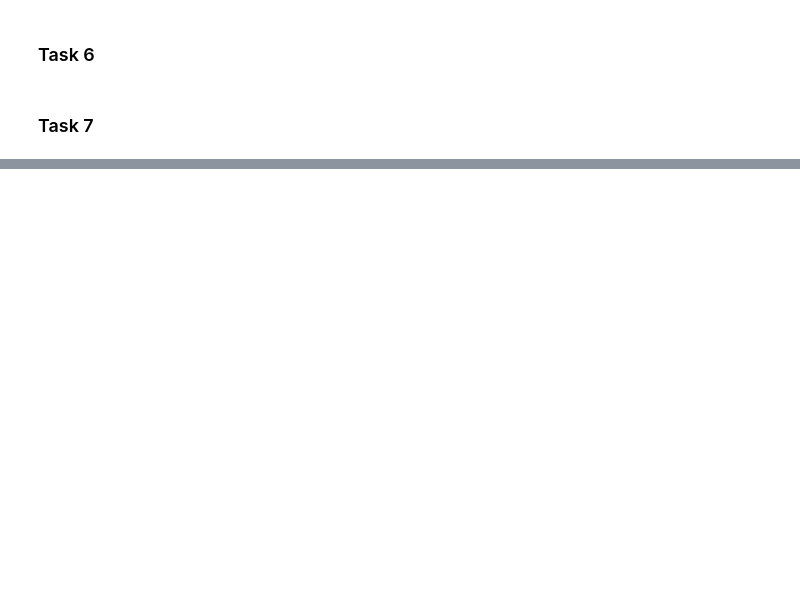
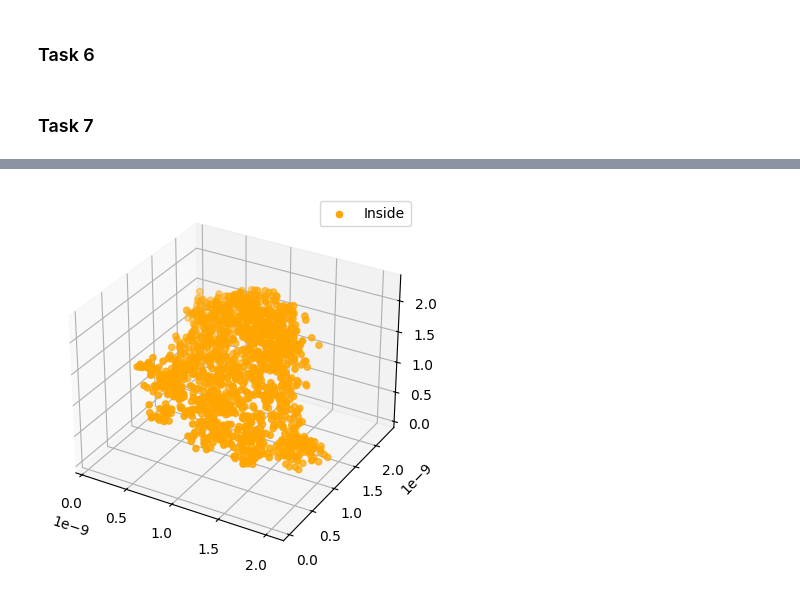
Before and after one commit to markushjelland/Project-3, a Jupyter notebook: Project 3.ipynb, the cells around one changed output, grey strips where cells are left out. Saved outputs shown, nothing was run; the diff lists cells and outputs as text; code cells hidden in the pictures; blank space fills up the shorter version.

```diff
--- a/Project 3.ipynb
+++ b/Project 3.ipynb
@@ -130,0 +119,19 @@ for i in range(10):
+# %%
+'''
+I begin by creating an empty list of atoms. I then proceed to go through each line in the 'dna-coords.txt' file, splitting the data into 4 parts.
+The element letter and the three coordinates. First I define the center by the three coordinates. Then i use the 'find_radius' function and the
+element indication letter to determine the radius of the atom. All the atoms is then added to the list of atoms as objects of the Sphere class. I
+also made the assumption that the coordinate system was in the unit Angstroms, as this is common for DNA helices.
+'''
+
+atoms = []
+
+with open('dna_coords.txt', 'r') as file:
+
+    for line in file:
+
+        parts = line.split()
+        center = np.array([float(parts[1]), float(parts[2]), float(parts[3])]) * 1e-10
+        radius = find_radius(parts[0])
+
+        atoms.append(Sphere(center, radius))
@@ -130,0 +175,65 @@ for i in range(10):
+# %%
+'''
+Before I can calculate the ratio of points inside, I need to perform the shift I was talking about in the last task. I set up a new list to store the
+shifted atoms and begin going through every atom. For each atom I find it's new coordinates by shifting the old x, y and z values by the respective
+x_min, y_min and z_min (minus half the buffer). This shiftes the atom structure and gives me a new set of atoms, now inside the box.
+
+I then create the 'DNA_points' inside the 'DNA_box'. Now I can finally use the 'find_ratio' function, with the points and all the atoms, to find the
+ratio of points inside the DNA structure, to the total amount of points. I also make sure to get the lists of inside points, to scatter plot them. The
+visualization of the structure could clearly have been better.
+'''
+
+shifted_atoms = []
+
+for atom in atoms:
+
+    shifted_atom_x = atom.center[0] - (x_min - 180e-12)
+    shifted_atom_y = atom.center[1] - (y_min - 180e-12)
+    shifted_atom_z = atom.center[2] - (z_min - 180e-12)
+
+    shifted_atoms.append(Sphere(np.array([np.array([shifted_atom_x, shifted_atom_y, shifted_atom_z])]), atom.radius))
+
+dna_points = create_points(10000, dna_box)
+dna_ratio, x_values, dna_inside_points, dna_outside_points = find_ratio(dna_points, shifted_atoms)
+
+scatter_plot(dna_inside_points, dna_outside_points)
+
+
+'''
+I also wanted to make sure that I'm simulating enough points. I do this by plotting the ratio of inside points to total points. When this value is
+converging, we know that larger simulations likely wouldn't affect the final result a lot. It seems to be pretty stable after 10000 points.
+'''
+
+plt.plot(x_values, dna_ratio)
+
+plt.title('Ratio of Points Inside DNA')
+plt.xlabel('points Checked')
+plt.ylabel('Ratio')
+plt.grid()
+plt.show()
+
+
+'''
+Now let's look at the ratios and volumes! The total volume of the box is easy to find based on the dimensions. We then calculate the estimated volume
+of the DNA structure by multiplying the total volume and the ratio of inside points to total points. I also calculate the crossectional area of the
+DNA, to compare with biological data. According to wikipedia the diameter of a DNA helix is 22 - 26 Angstroms, or 2.2 - 2.6 nm. A diameter of
+2.2 square nm makes an area of approximately 3.8 square nm. 3.8 square nm makes 3.8 * 10^(-18) square meters. We want our values to be smaller than
+this, as a helix is hollow through the middle. As the helix is hard to see propperly in our plot, I'm simply going to look at the average crossectional
+area in all planes.
+
+Our results seems to be around 1/4 of the values stated previously, wich is good. This means our results are at the very least inside a range of
+plausible solutions.
+'''
+
+dna_box_volume = dna_box[0]*dna_box[1]*dna_box[2]
+dna_volume = dna_box_volume * dna_ratio[-1]
+
+print(dna_volume)
+
+crossectional_area_x = dna_volume/delta_x
+crossectional_area_y = dna_volume/delta_y
+crossectional_area_z = dna_volume/delta_z
+
+print(crossectional_area_x, crossectional_area_y, crossectional_area_z)
+# %% [output]
+[figure, added]
```
Also changed, not shown: parts of 20 cells of this notebook, 2 other files.
